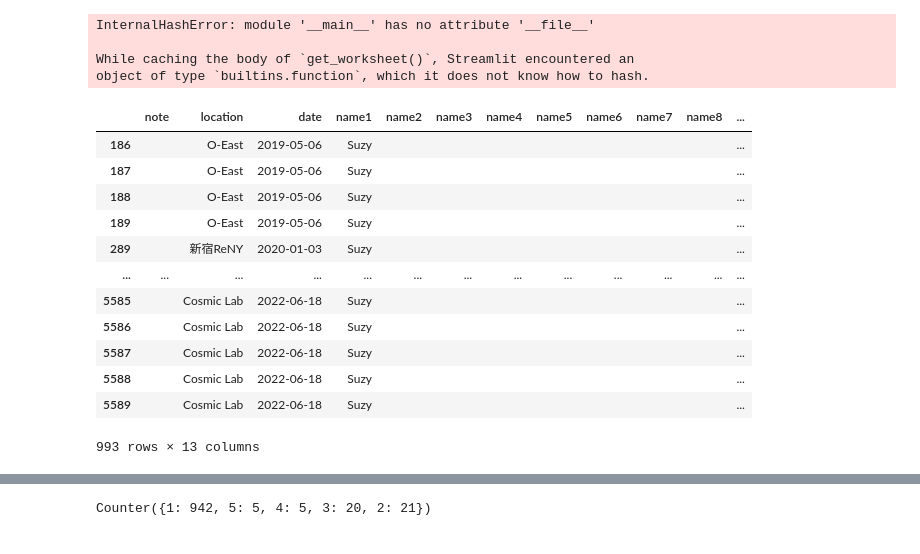
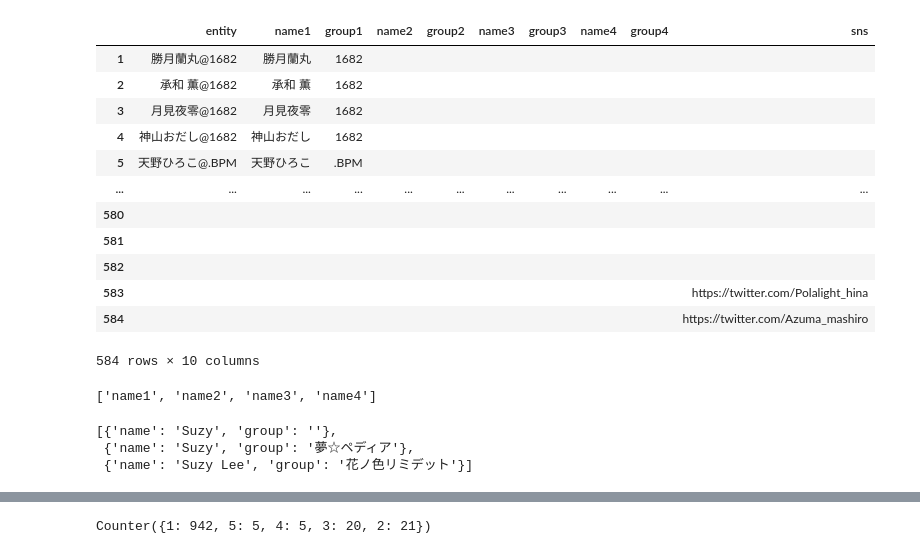
Before and after one commit to wotashu/chekilytics, a Jupyter notebook: notebook.ipynb, the cells around one changed output, grey strips where cells are left out. Drawn from its saved outputs; the diff is of its cells as text; code cells hidden in the pictures.

```diff
--- a/notebook.ipynb
+++ b/notebook.ipynb
@@ -21,30 +22,41 @@ def get_worksheet(url, sheet_num=0):
     df.columns = [col.lower() for col in df.columns]
     return df
 # %%
-# cheki_df = get_worksheet(sheet_url, 0)
-# person_df = get_worksheet(sheet_url, 1)
+cheki_df = get_datetime_cols(get_worksheet(sheet_url, 0))
+person_df = get_worksheet(sheet_url, 1)
 #venue_df = get_worksheet(sheet_url, 2)
-# %% [output]
-InternalHashError: module '__main__' has no attribute '__file__'
-
-While caching the body of `get_worksheet()`, Streamlit encountered an
-object of type `builtins.function`, which it does not know how to hash.
+# %%
+person_df
+# %% [output]
+|  | entity | name1 | group1 | name2 | group2 | name3 | group3 | name4 | group4 | sns |
+| 1 | 勝月蘭丸@1682 | 勝月蘭丸 | 1682 |  |  |  |  |  |  |  |
+| 2 | 承和 薫@1682 | 承和 薫 | 1682 |  |  |  |  |  |  |  |
+| 3 | 月見夜零@1682 | 月見夜零 | 1682 |  |  |  |  |  |  |  |
+| 4 | 神山おだし@1682 | 神山おだし | 1682 |  |  |  |  |  |  |  |
+| 5 | 天野ひろこ@.BPM | 天野ひろこ | .BPM |  |  |  |  |  |  |  |
+| ... | ... | ... | ... | ... | ... | ... | ... | ... | ... | ... |
+| 580 |  |  |  |  |  |  |  |  |  |  |
+| 581 |  |  |  |  |  |  |  |  |  |  |
+| 582 |  |  |  |  |  |  |  |  |  |  |
+| 583 |  |  |  |  |  |  |  |  |  | https://twitter.com/Polalight_hina |
+| 584 |  |  |  |  |  |  |  |  |  | https://twitter.com/Azuma_mashiro |
+584 rows × 10 columns
 # %%
-cheki_df = get_dates(cheki_df)
+names_dict = {}
+name_cols = [col for col in person_df.columns if "name" in col]
+print(name_cols)
+for idx, row in person_df.iterrows():
+    name_group_list = []
+    for col in name_cols:
+        if row[col] != "":
+            name_group_list.append({"name": row[col], "group": row[f"group{col[-1]}"]})
+    names_dict[row["entity"]] = name_group_list
+# %% [output]
+['name1', 'name2', 'name3', 'name4']
 # %%
-cheki_df[cheki_df.isin(["Suzy"]).any(1)]
+names_dict["Suzy"]
 # %% [output]
-|  | note | location | date | name1 | name2 | name3 | name4 | name5 | name6 | name7 | name8 | ... |
-| 186 |  | O-East | 2019-05-06 | Suzy |  |  |  |  |  |  |  | ... |
-| 187 |  | O-East | 2019-05-06 | Suzy |  |  |  |  |  |  |  | ... |
-| 188 |  | O-East | 2019-05-06 | Suzy |  |  |  |  |  |  |  | ... |
-| 189 |  | O-East | 2019-05-06 | Suzy |  |  |  |  |  |  |  | ... |
-| 289 |  | 新宿ReNY | 2020-01-03 | Suzy |  |  |  |  |  |  |  | ... |
-| ... | ... | ... | ... | ... | ... | ... | ... | ... | ... | ... | ... | ... |
-| 5585 |  | Cosmic Lab | 2022-06-18 | Suzy |  |  |  |  |  |  |  | ... |
-| 5586 |  | Cosmic Lab | 2022-06-18 | Suzy |  |  |  |  |  |  |  | ... |
-| 5587 |  | Cosmic Lab | 2022-06-18 | Suzy |  |  |  |  |  |  |  | ... |
-| 5588 |  | Cosmic Lab | 2022-06-18 | Suzy |  |  |  |  |  |  |  | ... |
-| 5589 |  | Cosmic Lab | 2022-06-18 | Suzy |  |  |  |  |  |  |  | ... |
-993 rows × 13 columns
+[{'name': 'Suzy', 'group': ''},
+ {'name': 'Suzy', 'group': '夢☆ペディア'},
+ {'name': 'Suzy Lee', 'group': '花ノ色リミデット'}]
 # %%
```
Also changed, not shown: parts of 4 cells of this notebook, 1 other file.
